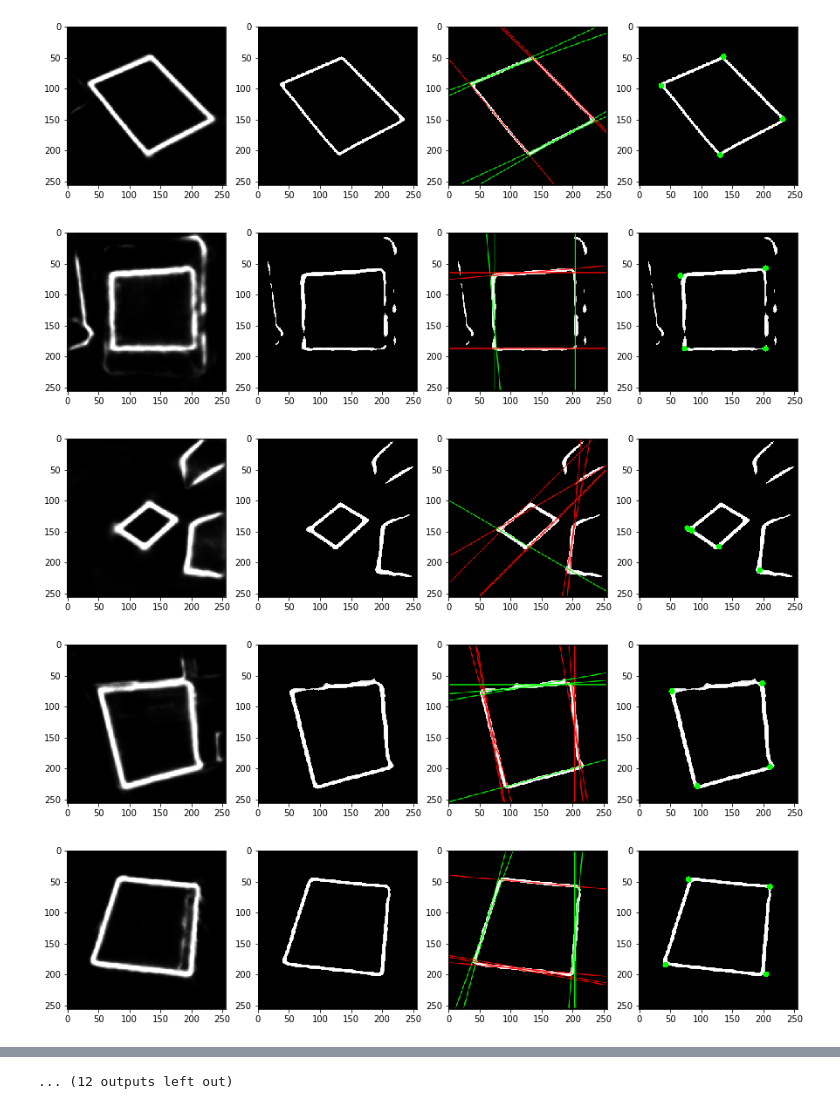
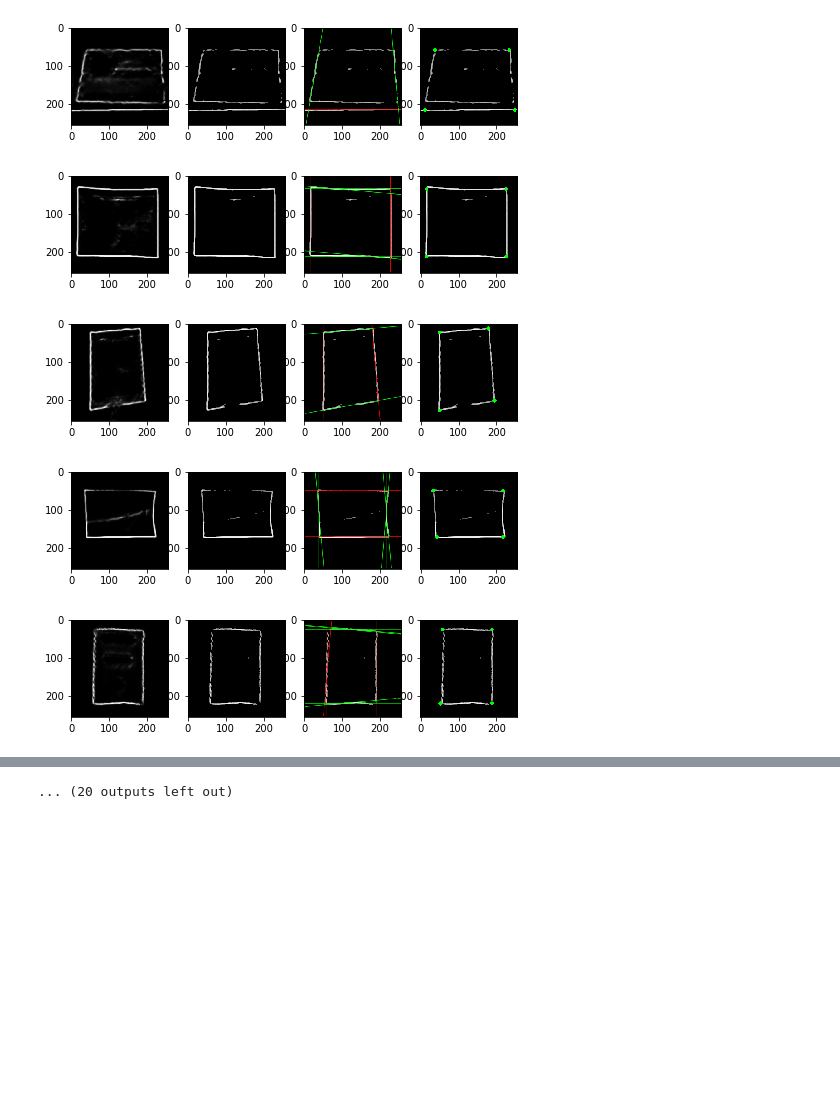
Before and after one commit to federico-terzi/koda, a Jupyter notebook: scan-CNN-test.ipynb, the cells around one changed output, grey strips where cells are left out. Cells and saved outputs as stored; diff of their text form; code cells hidden in the pictures; blank space fills up the shorter version.

Commit message:
Test edge detection model

```diff
--- a/scan-CNN-test.ipynb
+++ b/scan-CNN-test.ipynb
@@ -1,50 +1,65 @@
 # %%
 from koda import scan
+from koda.scan import LinesLimitExceeded, IntersecPartitioningFail
 from matplotlib import pyplot as plt
 import cv2
 import numpy as np
 %matplotlib inline
 
-noise_th = 200
-erosion_kernel = (7, 7)
+noise_th = 80
+erosion_kernel = (3, 3)
 erorion_iterations = 2
 hough_th = 80
 hough_lines_limit = 30
 hough_res=(1, np.pi/36)
+detect_corners_tries = 4
 
-for i in range(24):
-    fig, axes = plt.subplots(1, 4, figsize=(15,15))
-    file = 'CNN-test/IMG_%d.png' % i
+for i in range(32):
+    fig, axes = plt.subplots(1, 4, figsize=(8,8))
+    file = 'CNN-test/coarse/IMG_%d.png' % i
     img = cv2.imread(file, 0)
     axes[0].imshow(cv2.cvtColor(img, cv2.COLOR_GRAY2RGB))
 
     img[img < noise_th] = 0
     #img = cv2.medianBlur(img, 13)
-    img = cv2.erode(img, erosion_kernel, iterations=erorion_iterations)
+    #img = cv2.erode(img, erosion_kernel, iterations=erorion_iterations)
     #img = cv2.morphologyEx(img, cv2.MORPH_CLOSE, (13, 13))
     axes[1].imshow(cv2.cvtColor(img, cv2.COLOR_GRAY2RGB))
-    corners, lines = scan.detect_corners(img, hough_th, hough_lines_limit, hough_res)
+
+
+    for i in range(detect_corners_tries+1):
+        try:
+            corners, lines = scan.detect_corners(img, hough_th, hough_lines_limit, hough_res)
+        except LinesLimitExceeded:
+            # Too much lines, try to increase threshold
+            hough_th = int(hough_th + (hough_th*0.01))
+            continue
+        except IntersecPartitioningFail:
+            # Too few line, try to decrease threshold
+            hough_th = int(hough_th - (hough_th*0.01))
+            continue
+        break
 
     im_lines = cv2.cvtColor(img.copy(), cv2.COLOR_GRAY2BGR)
     color = [(0,0,255), (0,255,0)]
     for i, lines in enumerate(lines):
         for rho, theta in lines:
             x = np.cos(theta)
             y = np.sin(theta)
             x0, y0 = x*rho, y*rho
             pt1 = ( int(x0+1000*(-y)), int(y0+1000*(x)) )
             pt2 = ( int(x0-1000*(-y)), int(y0-1000*(x)) )
             cv2.line(im_lines, pt1, pt2, color[i], 1, cv2.LINE_AA)
     axes[2].imshow(cv2.cvtColor(im_lines, cv2.COLOR_BGR2RGB))
 
     im_corners = cv2.cvtColor(img.copy(), cv2.COLOR_GRAY2BGR)
     for x,y in corners:
         cv2.circle(im_corners, (x,y), 2, (0, 255, 0), 6)
     axes[3].imshow(cv2.cvtColor(im_corners, cv2.COLOR_BGR2RGB))
     plt.show()
 # %% [output]
-[figure, old version]
+[figure, new version]
-[figure, old version]
+[figure, new version]
-[figure, old version]
+[figure, new version]
-[figure, old version]
+[figure, new version]
-[figure, old version]
+[figure, new version]
@@ -58 +73 @@ for i in range(24):
-... (12 outputs left out)
+... (20 outputs left out)
```
Also changed, not shown: parts of 1 cell of this notebook, 26 other files.
